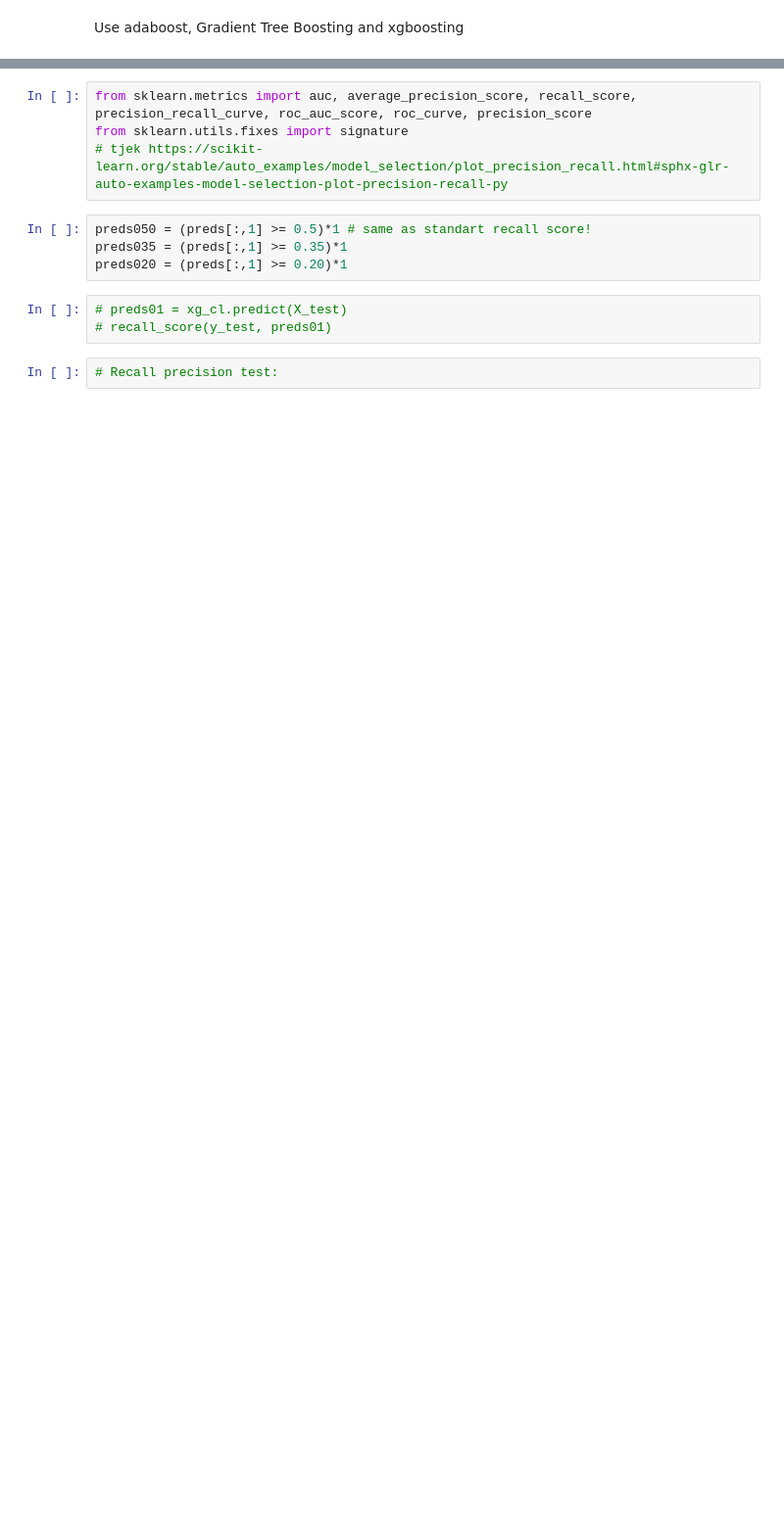
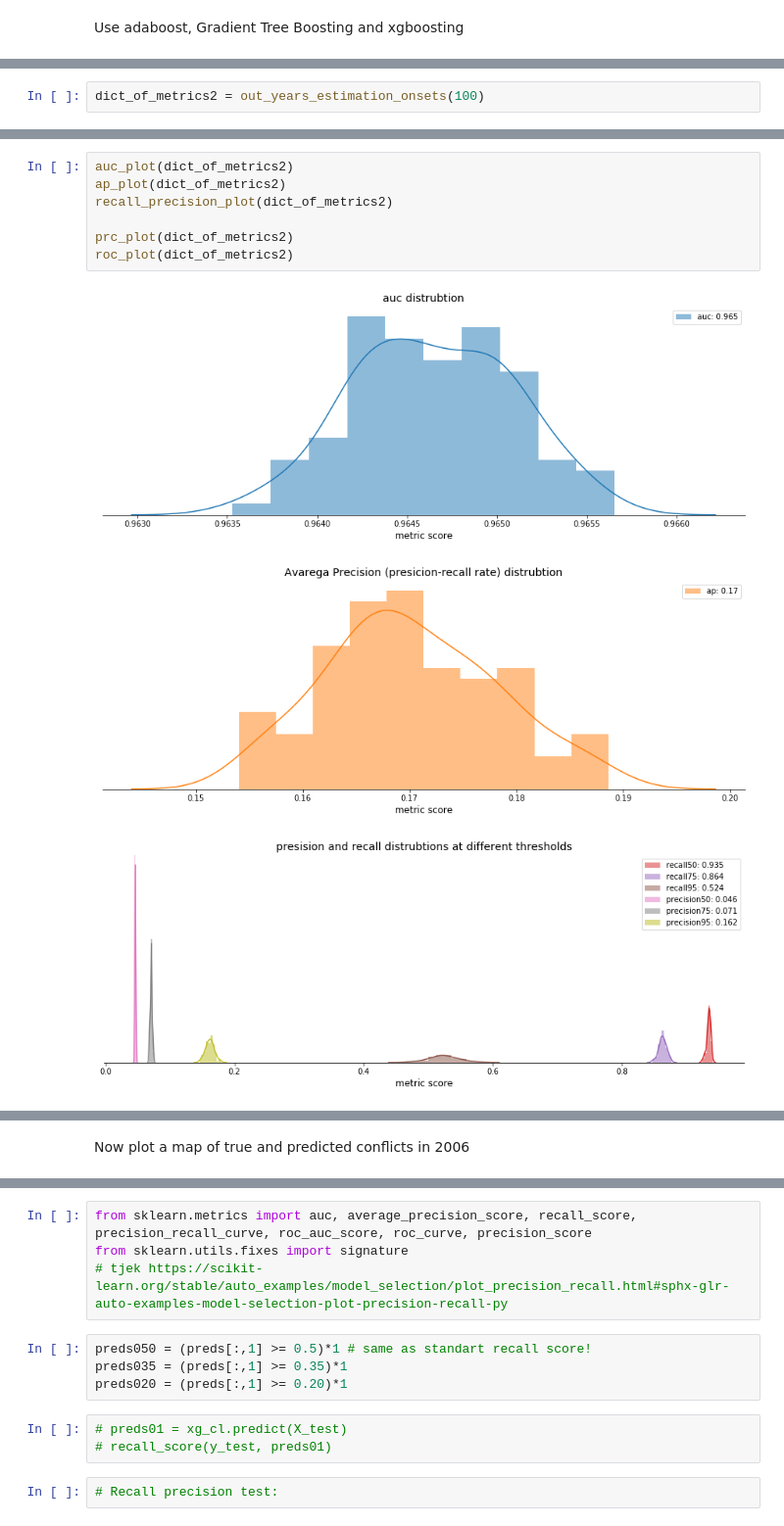
Before and after one commit to Polichinel/Conflict_Prediction, a Jupyter notebook: boosting.ipynb, the cells around one changed output, grey strips where cells are left out. Shown at 98% size. Drawn from its saved outputs; the diff is of its cells as text; blank space fills up the shorter version.

```diff
--- a/boosting.ipynb
+++ b/boosting.ipynb
@@ -101,0 +497,2 @@ preds = xg_cl.predict_proba(X_test)
+# %%
+dict_of_metrics2 = out_years_estimation_onsets(100)
@@ -101,0 +530,11 @@ preds = xg_cl.predict_proba(X_test)
+# %%
+auc_plot(dict_of_metrics2)
+ap_plot(dict_of_metrics2)
+recall_precision_plot(dict_of_metrics2)
+
+prc_plot(dict_of_metrics2)
+roc_plot(dict_of_metrics2)
+# %% [output]
+[figure, added]
+[figure, added]
+[figure, added]
@@ -101,0 +543,3 @@ preds = xg_cl.predict_proba(X_test)
+# %% [markdown]
+
+Now plot a map of true and predicted conflicts in 2006
```
Also changed, not shown: parts of 80 cells of this notebook.
